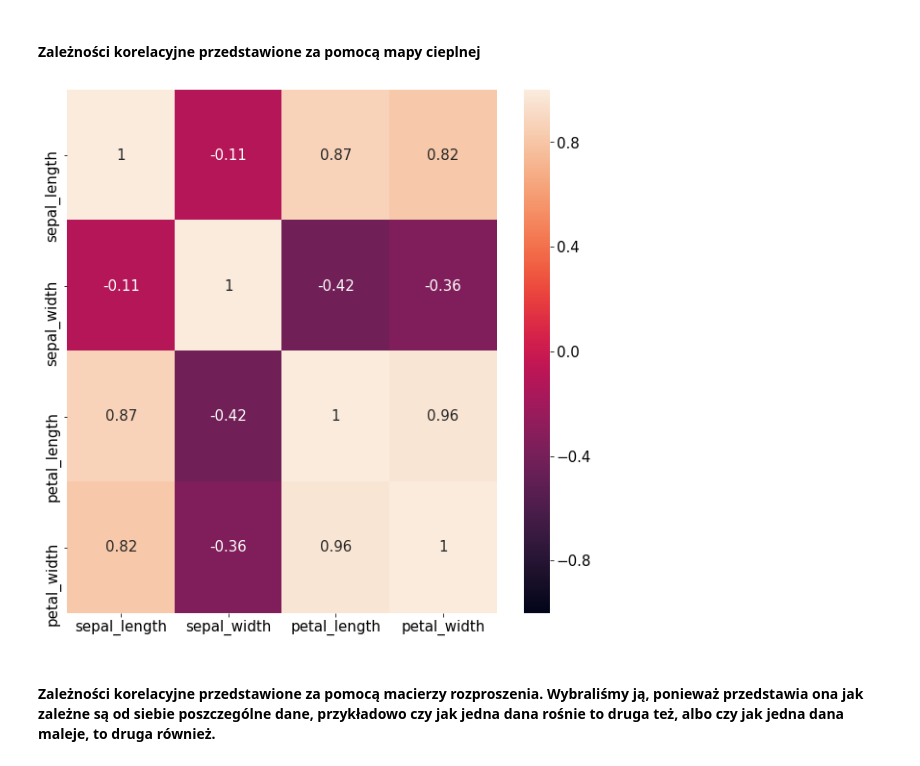
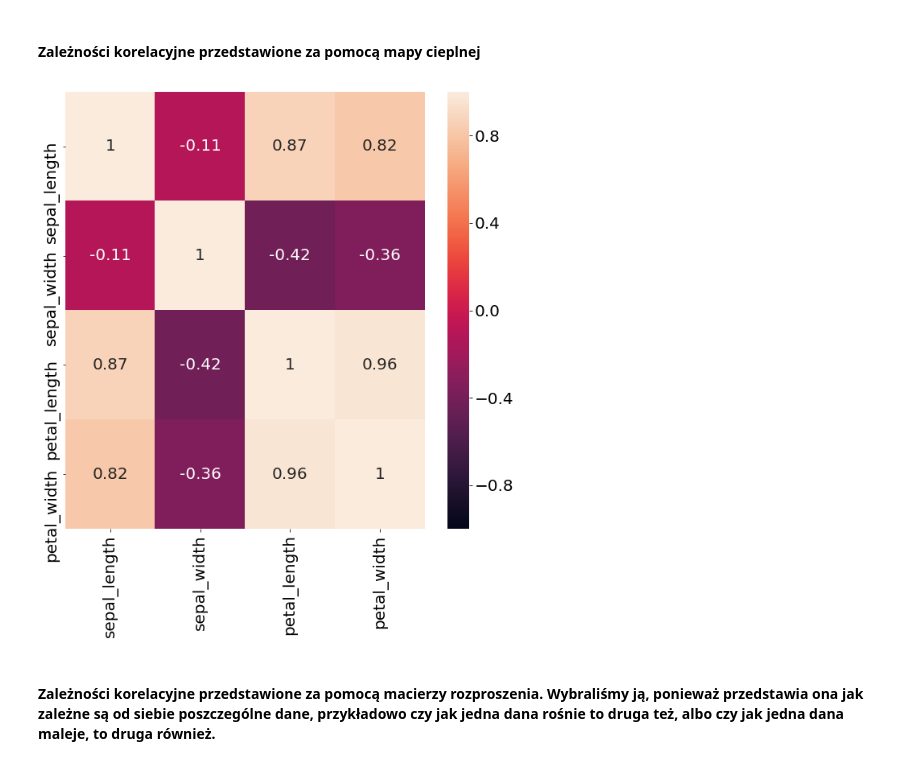
Before and after one commit to Bonniu/PythonLab, a Jupyter notebook: Zadanie_3/zadanie3-sprawozdanie.ipynb, the cells around one changed output. Cells and saved outputs as stored; diff of their text form; code cells hidden in the pictures.

```diff
--- a/Zadanie_3/zadanie3-sprawozdanie.ipynb
+++ b/Zadanie_3/zadanie3-sprawozdanie.ipynb
@@ -290,7 +290,6 @@ Z macierzy możemy wywnioskować, że najbardziej są skorelowane ze sobą petal
 #### Atrybut petal_length
 # %%
 plt.figure(figsize=[10,10])
-plt.rcParams.update({'font.size': 15})
 plt.hist(dane_2.petal_length, bins=22, range=(0, 10), color='#FF0000')
 plt.gca().set(title='petal_length - histogram', ylabel='Częstość', xlabel='petal_length')
 plt.show()
@@ -300,7 +299,6 @@ plt.show()
 #### Atrybut petal_width
 # %%
 plt.figure(figsize=[10,10])
-plt.rcParams.update({'font.size': 15})
 plt.hist(dane_2.petal_width, bins=13, range=(0, 3), color='#00FF00')
 plt.gca().set(title='petal_width - histogram', ylabel='Częstość', xlabel='petal_width')
 plt.show()
@@ -312,10 +310,10 @@ plt.show()
 #### Zależności korelacyjne przedstawione za pomocą mapy cieplnej
 # %%
 plt.figure(figsize=[10,10])
-plt.rcParams.update({'font.size': 15})
+plt.rcParams.update({'font.size': 20})
 _ = sns.heatmap(dane_2.corr(), annot=True, vmin=-1.0, vmax=1.0)
 # %% [output]
-[figure, old version]
+[figure, new version]
 # %% [markdown]
 #### Zależności korelacyjne przedstawione za pomocą macierzy rozproszenia. Wybraliśmy ją, ponieważ przedstawia ona jak zależne są od siebie poszczególne dane, przykładowo czy jak jedna dana rośnie to druga też, albo czy jak jedna dana maleje, to druga również.
 # %%
```
Also changed, not shown: parts of 5 cells of this notebook.
